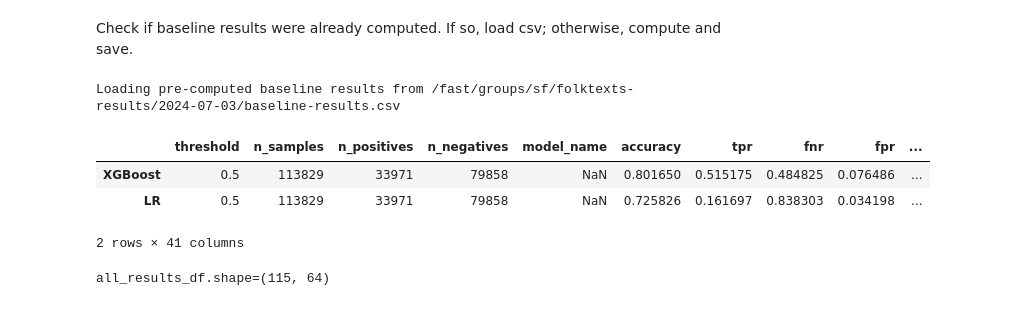
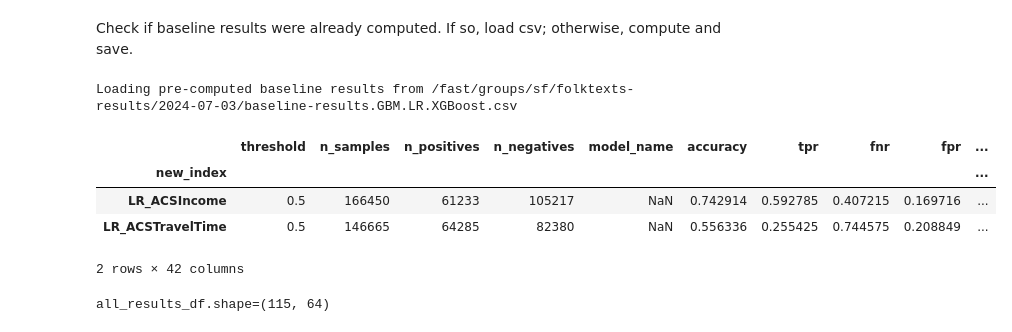
Before and after one commit to socialfoundations/folktexts, a Jupyter notebook: notebooks/paper-plots-and-tables.ipynb, the cells around one changed output. Saved outputs shown, nothing was run; the diff lists cells and outputs as text; code cells hidden in the pictures.

```diff
--- a/notebooks/paper-plots-and-tables.ipynb
+++ b/notebooks/paper-plots-and-tables.ipynb
@@ -54,6 +57,7 @@ def fit_and_eval(
     X_train, y_train,
     X_test, y_test, s_test,
     fillna=False,
+    save_scores_df_path: str = None,
 ) -> dict:
     """Fit and evaluate a given classifier on the given data."""
     assert len(X_train) == len(y_train) and len(X_test) == len(y_test) == len(s_test)
@@ -69,12 +73,23 @@ def fit_and_eval(
 
     # Evaluate on test data
     y_test_scores = clf.predict_proba(X_test)[:, -1]
-    return evaluate_predictions(
+    test_results = evaluate_predictions(
         y_true=y_test.to_numpy(),
         y_pred_scores=y_test_scores,
         sensitive_attribute=s_test,
         threshold=0.5,
     )
+
+    # Optionally, save test scores DF
+    if save_scores_df_path:
+        scores_df = pd.DataFrame({
+            "risk_score": y_test_scores,
+            "label": y_test,
+        })
+        scores_df.to_csv(save_scores_df_path)
+        test_results["predictions_path"] = save_scores_df_path
+
+    return test_results
 
 def run_baselines(baselines, tasks) -> dict:
     """Run baseline classifiers on all acs tasks."""
@@ -110,6 +125,7 @@ def run_baselines(baselines, tasks) -> dict:
                     X_train=X_train, y_train=y_train,
                     X_test=X_test, y_test=y_test, s_test=s_test,
                     fillna=(clf_name == "LR"),
+                    save_scores_df_path=ACS_AGG_RESULTS_PATH.parent / f"baseline_scores.{clf_name}.{task}.csv"
                 )
             except Exception as err:
                 logging.error(err)
@@ -141,35 +157,41 @@ def parse_baseline_results(baseline_results) -> list:
 # %% [markdown]
 Check if baseline results were already computed. If so, load csv; otherwise, compute and save.
 # %%
-BASELINE_RESULTS_PATH = ACS_AGG_RESULTS_PATH.parent / "baseline-results.csv"
+BASELINE_RESULTS_PATH = ACS_AGG_RESULTS_PATH.parent / ("baseline-results." + ".".join(sorted(baselines.keys())) + ".csv")
 
 # If saved results exists: load
 if BASELINE_RESULTS_PATH.exists():
     print(f"Loading pre-computed baseline results from {BASELINE_RESULTS_PATH.as_posix()}")
     baselines_df = pd.read_csv(BASELINE_RESULTS_PATH, index_col=0)
 
 # Compute baseline results
 else:
+    print(f"Computing baseline results and saving to {BASELINE_RESULTS_PATH.as_posix()}")
     # Compute baseline results
     baseline_results = run_baselines(baselines, tasks=ALL_TASKS)
 
     # Parse results
     parsed_results_list = parse_baseline_results(baseline_results)
 
     # Construct DF
     baselines_df = pd.DataFrame(parsed_results_list, index=[r["name"] for r in parsed_results_list])
 
     # Save DF to disk
     baselines_df.to_csv(BASELINE_RESULTS_PATH)
 
+# Untie indices
+baselines_df["new_index"] = [(r["name"] + "_" + r[task_col]) for _, r in baselines_df.iterrows()]
+baselines_df = baselines_df.set_index("new_index", drop=True)
+
 # Show 2 random rows
 baselines_df.sample(2)
 # %% [output]
-Loading pre-computed baseline results from /fast/groups/sf/folktexts-results/2024-07-03/baseline-results.csv
+Loading pre-computed baseline results from /fast/groups/sf/folktexts-results/2024-07-03/baseline-results.GBM.LR.XGBoost.csv
 |  | threshold | n_samples | n_positives | n_negatives | model_name | accuracy | tpr | fnr | fpr | ... |
-| XGBoost | 0.5 | 113829 | 33971 | 79858 | NaN | 0.801650 | 0.515175 | 0.484825 | 0.076486 | ... |
-| LR | 0.5 | 113829 | 33971 | 79858 | NaN | 0.725826 | 0.161697 | 0.838303 | 0.034198 | ... |
+| new_index |  |  |  |  |  |  |  |  |  | ... |
+| LR_ACSIncome | 0.5 | 166450 | 61233 | 105217 | NaN | 0.742914 | 0.592785 | 0.407215 | 0.169716 | ... |
+| LR_ACSTravelTime | 0.5 | 146665 | 64285 | 82380 | NaN | 0.556336 | 0.255425 | 0.744575 | 0.208849 | ... |
-2 rows × 41 columns
+2 rows × 42 columns
 # %%
 all_results_df = pd.concat((results_df, baselines_df))
 print(f"{all_results_df.shape=}")
```
Also changed, not shown: parts of 19 cells of this notebook, 2 other files.
